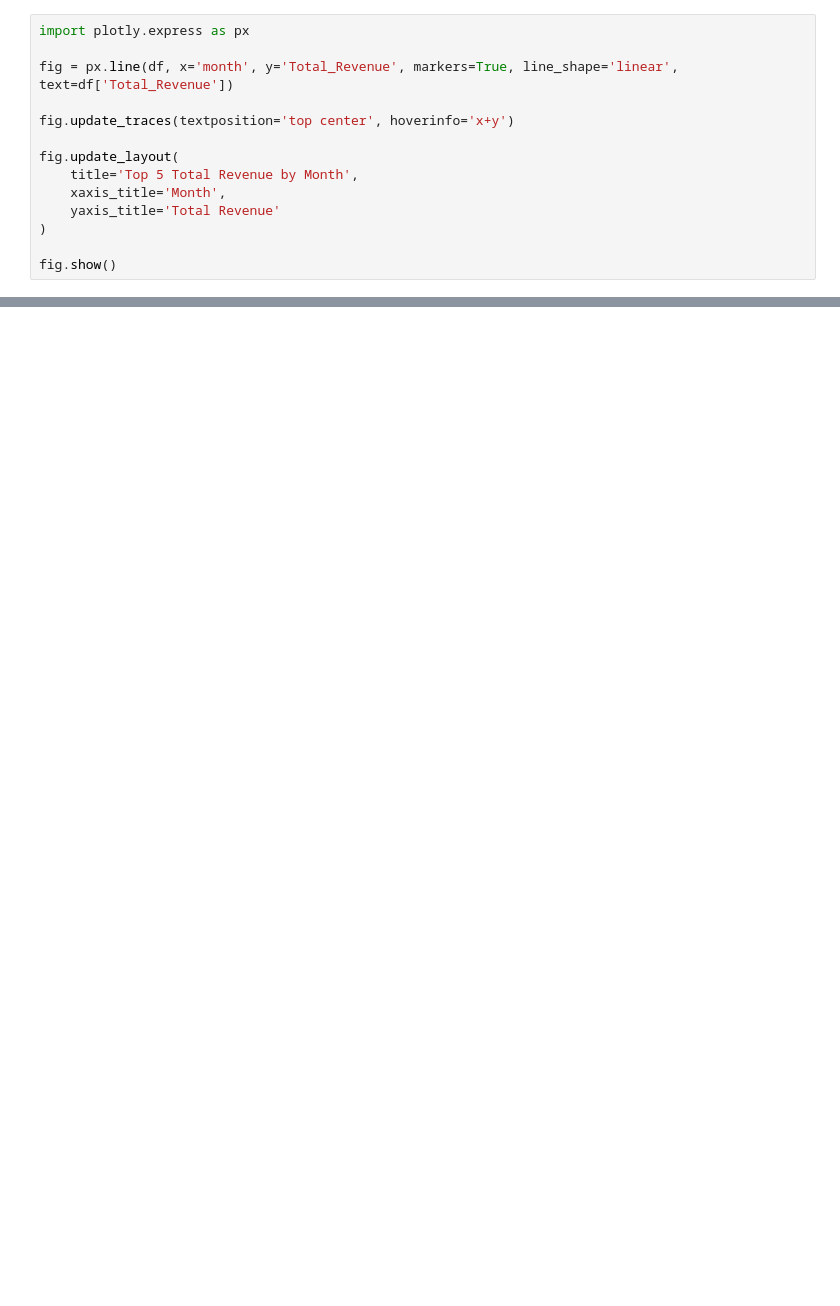
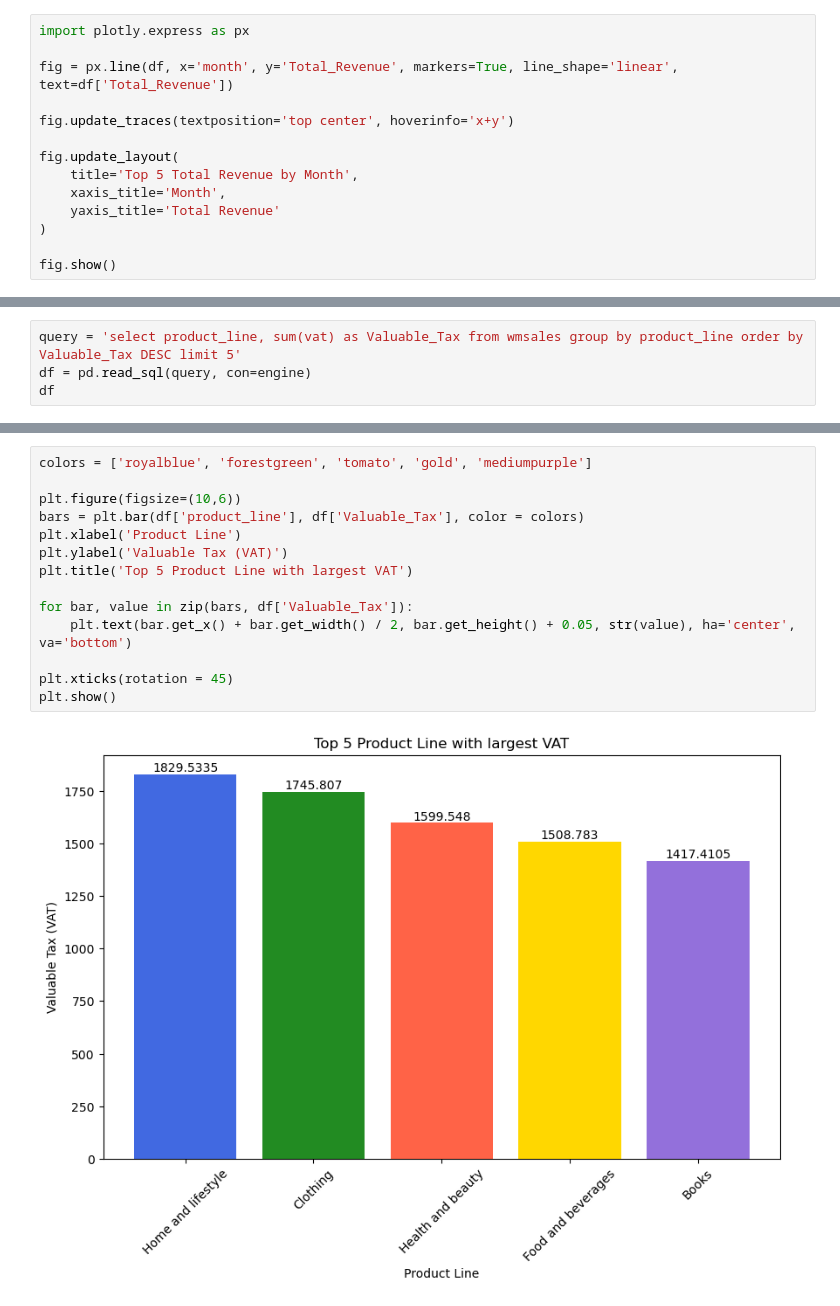
Before and after one commit to manthanvarma/walmart_sales_analysis, a Jupyter notebook: walmart_sales_analysis.ipynb, the cells around one changed output, grey strips where cells are left out. Saved outputs shown, nothing was run; the diff lists cells and outputs as text; blank space fills up the shorter version.

```diff
--- a/walmart_sales_analysis.ipynb
+++ b/walmart_sales_analysis.ipynb
@@ -340,0 +401,4 @@ df
+# %%
+query = 'select product_line, sum(vat) as Valuable_Tax from wmsales group by product_line order by Valuable_Tax DESC limit 5'
+df = pd.read_sql(query, con=engine)
+df
@@ -340,0 +412,16 @@ df
+# %%
+colors = ['royalblue', 'forestgreen', 'tomato', 'gold', 'mediumpurple']
+
+plt.figure(figsize=(10,6))
+bars = plt.bar(df['product_line'], df['Valuable_Tax'], color = colors)
+plt.xlabel('Product Line')
+plt.ylabel('Valuable Tax (VAT)')
+plt.title('Top 5 Product Line with largest VAT')
+
+for bar, value in zip(bars, df['Valuable_Tax']):
+    plt.text(bar.get_x() + bar.get_width() / 2, bar.get_height() + 0.05, str(value), ha='center', va='bottom')
+
+plt.xticks(rotation = 45)
+plt.show()
+# %% [output]
+[figure, added]
```
Also changed, not shown: parts of 30 cells of this notebook.
